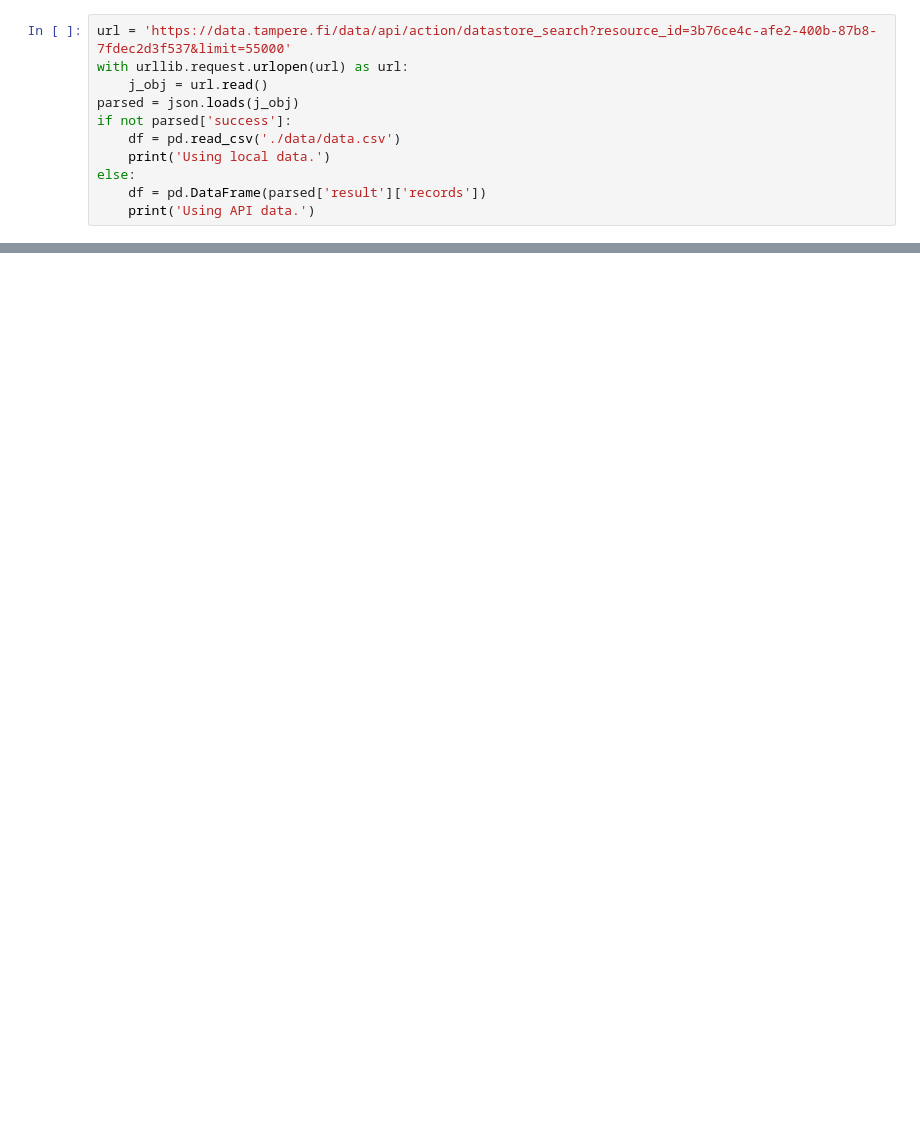
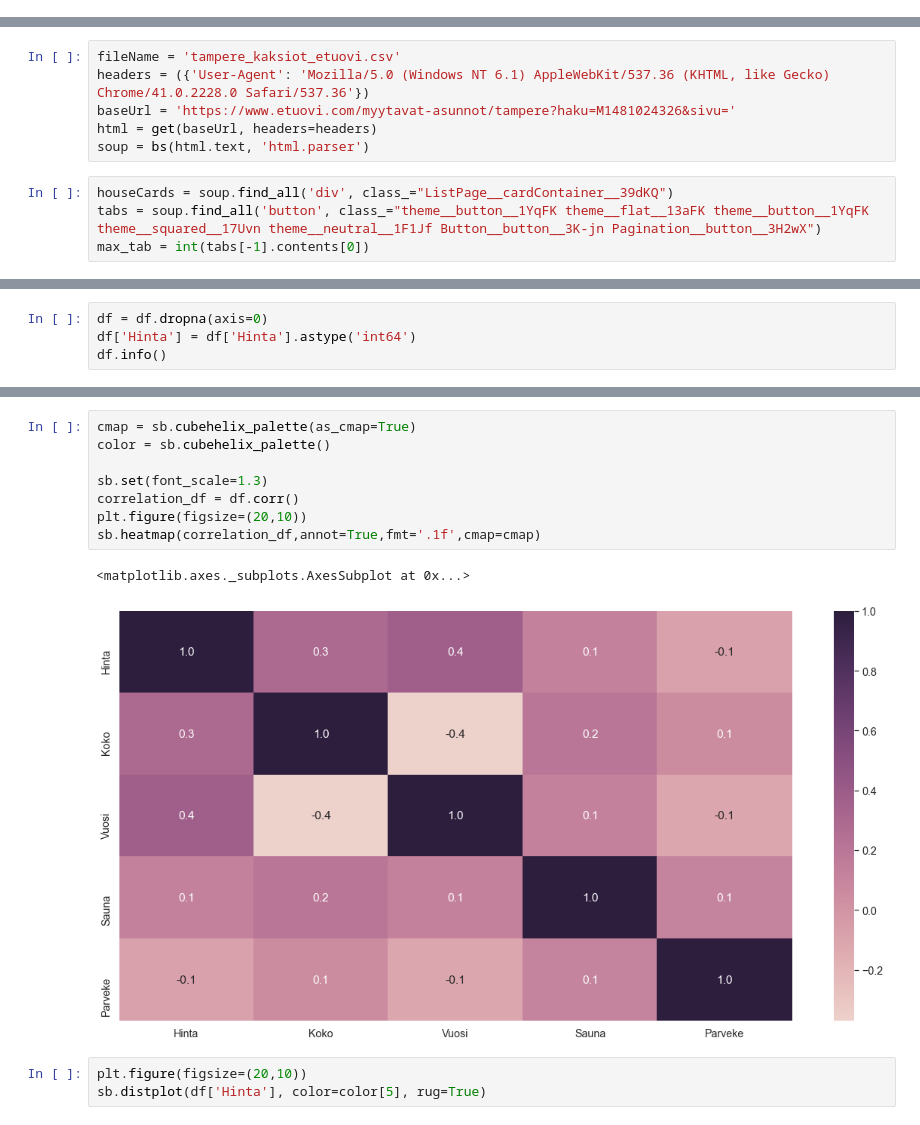
Before and after one commit to tuomak-uni/joda, a Jupyter notebook: Harjoitustyö.ipynb, the cells around one changed output, grey strips where cells are left out. Drawn from its saved outputs; the diff is of its cells as text; blank space fills up the shorter version.

```diff
--- a/Harjoitustyö.ipynb
+++ b/Harjoitustyö.ipynb
@@ -7,11 +0,0 @@ Done importing.
-# %%
-url = 'https://data.tampere.fi/data/api/action/datastore_search?resource_id=3b76ce4c-afe2-400b-87b8-7fdec2d3f537&limit=55000'
-with urllib.request.urlopen(url) as url:
-    j_obj = url.read()
-parsed = json.loads(j_obj)
-if not parsed['success']:
-    df = pd.read_csv('./data/data.csv')
-    print('Using local data.')
-else:
-    df = pd.DataFrame(parsed['result']['records'])
-    print('Using API data.')
@@ -19,0 +24,10 @@ else:
+# %%
+fileName = 'tampere_kaksiot_etuovi.csv'
+headers = ({'User-Agent': 'Mozilla/5.0 (Windows NT 6.1) AppleWebKit/537.36 (KHTML, like Gecko) Chrome/41.0.2228.0 Safari/537.36'})
+baseUrl = 'https://www.etuovi.com/myytavat-asunnot/tampere?haku=M1481024326&sivu='
+html = get(baseUrl, headers=headers)
+soup = bs(html.text, 'html.parser')
+# %%
+houseCards = soup.find_all('div', class_="ListPage__cardContainer__39dKQ")
+tabs = soup.find_all('button', class_="theme__button__1YqFK theme__flat__13aFK theme__button__1YqFK theme__squared__17Uvn theme__neutral__1F1Jf Button__button__3K-jn Pagination__button__3H2wX")
+max_tab = int(tabs[-1].contents[0])
@@ -19,0 +150,4 @@ else:
+# %%
+df = df.dropna(axis=0)
+df['Hinta'] = df['Hinta'].astype('int64')
+df.info()
@@ -19,0 +170,14 @@ else:
+# %%
+cmap = sb.cubehelix_palette(as_cmap=True)
+color = sb.cubehelix_palette()
+
+sb.set(font_scale=1.3)
+correlation_df = df.corr()
+plt.figure(figsize=(20,10))
+sb.heatmap(correlation_df,annot=True,fmt='.1f',cmap=cmap)
+# %% [output]
+<matplotlib.axes._subplots.AxesSubplot at 0x...>
+[figure, added]
+# %%
+plt.figure(figsize=(20,10))
+sb.distplot(df['Hinta'], color=color[5], rug=True)
```
Also changed, not shown: parts of 23 cells of this notebook, 1 other file.
